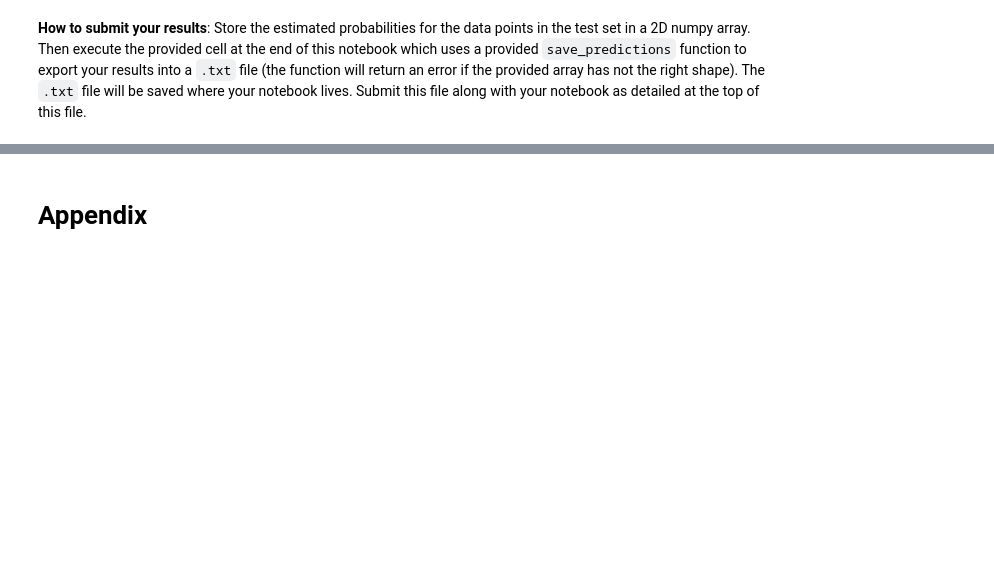
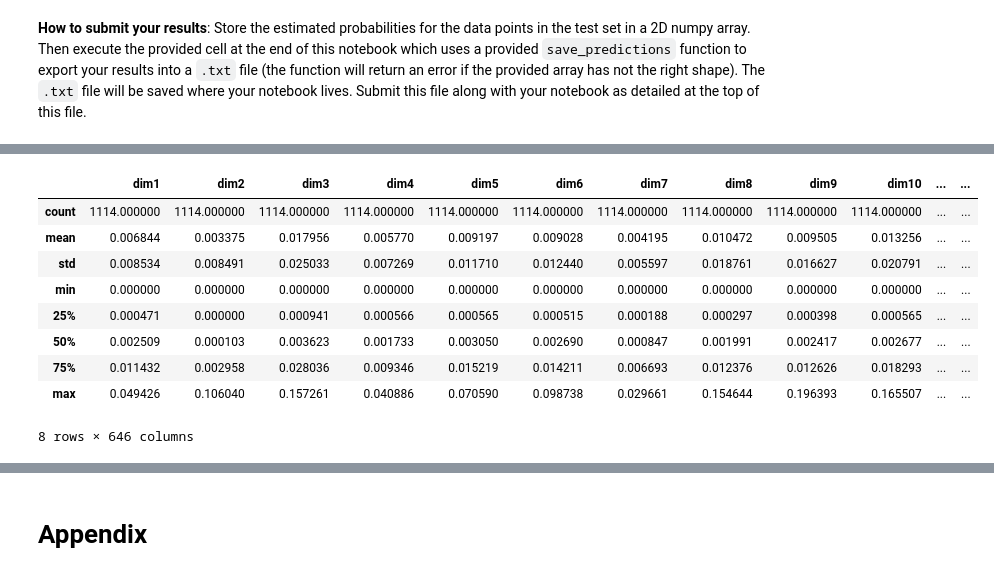
Before and after one commit to ShootingSpace/Machine-learning-practical-with-scikit-learn, a Jupyter notebook: 07_Assignment_3.ipynb, the cells around one changed output, grey strips where cells are left out. Saved outputs shown, nothing was run; the diff lists cells and outputs as text; code cells hidden in the pictures; blank space fills up the shorter version.

```diff
--- a/07_Assignment_3.ipynb
+++ b/07_Assignment_3.ipynb
@@ -1191,8 +1289,0 @@ array(['dim360', 'dim283', 'dim326', 'dim99', 'dim21', 'dim254', 'dim153',
-# %%
-#data transformation
-xtbn = np.sqrt(X_tr_B)
-xvbn = np.sqrt(X_val_B)
-X_te_B = np.sqrt(X_te_B)
-#xtbn = (X_tr_B)
-#xvbn = (X_val_B)
-xtbn.describe()
@@ -1234,0 +1290,50 @@ X_te_B.describe()
+# %%
+'''Feature engineer'''
+from sklearn import preprocessing
+from itertools import combinations
+
+xtbn = X_tr_B.copy()
+xvbn = X_val_B.copy()
+
+''' Ensembling previous model (logtistic regression, machine leraning perceptron)'''
+for k,v in prediction.items():
+    xtbn[k]=pd.Series(v[0], index =xtbn.index)
+    xvbn[k]=pd.Series(v[1], index =xvbn.index)
+    X_te_B[k]=pd.Series(v[2], index =X_te_B.index)
+
+''' Create new features by some non-linear combination o features '''
+newfeature = np.append(important_names[:10], Bucket_names)
+
+for x in newfeature:
+    xtbn['sqrt-'+x]= np.sqrt(xtbn[x])
+    xvbn['sqrt-'+x]= np.sqrt(xvbn[x])
+    X_te_B['sqrt-'+x]= np.sqrt(X_te_B[x])
+
+for (x,y) in combinations(newfeature, 2):
+    xtbn[x+' x '+y]= xtbn[x]*xtbn[y]
+    xvbn[x+' x '+y]= xvbn[x]*xvbn[y]
+    X_te_B[x+' x '+y]= X_te_B[x]*X_te_B[y]
+
+for (x,y) in combinations(newfeature, 2):
+    xtbn[x+' + '+y]= np.sqrt( xtbn[x]**2 + xtbn[y]**2)
+    xvbn[x+' + '+y]= np.sqrt( xvbn[x]**2 + xvbn[y]**2)
+    X_te_B[x+' + '+y]= np.sqrt( X_te_B[x]**2 + X_te_B[y]**2)
+
+
+'''data normalisation'''
+xtbn = pd.DataFrame(preprocessing.normalize(xtbn), index=xtbn.index, columns=xtbn.columns)
+xvbn = pd.DataFrame(preprocessing.normalize(xvbn), index=xvbn.index, columns=xvbn.columns)
+X_te_B = pd.DataFrame(preprocessing.normalize(X_te_B), index=X_te_B.index, columns=X_te_B.columns)
+
+X_te_B.describe()
+# %% [output]
+|  | dim1 | dim2 | dim3 | dim4 | dim5 | dim6 | dim7 | dim8 | dim9 | dim10 | ... | ... |
+| count | 1114.000000 | 1114.000000 | 1114.000000 | 1114.000000 | 1114.000000 | 1114.000000 | 1114.000000 | 1114.000000 | 1114.000000 | 1114.000000 | ... | ... |
+| mean | 0.006844 | 0.003375 | 0.017956 | 0.005770 | 0.009197 | 0.009028 | 0.004195 | 0.010472 | 0.009505 | 0.013256 | ... | ... |
+| std | 0.008534 | 0.008491 | 0.025033 | 0.007269 | 0.011710 | 0.012440 | 0.005597 | 0.018761 | 0.016627 | 0.020791 | ... | ... |
+| min | 0.000000 | 0.000000 | 0.000000 | 0.000000 | 0.000000 | 0.000000 | 0.000000 | 0.000000 | 0.000000 | 0.000000 | ... | ... |
+| 25% | 0.000471 | 0.000000 | 0.000941 | 0.000566 | 0.000565 | 0.000515 | 0.000188 | 0.000297 | 0.000398 | 0.000565 | ... | ... |
+| 50% | 0.002509 | 0.000103 | 0.003623 | 0.001733 | 0.003050 | 0.002690 | 0.000847 | 0.001991 | 0.002417 | 0.002677 | ... | ... |
+| 75% | 0.011432 | 0.002958 | 0.028036 | 0.009346 | 0.015219 | 0.014211 | 0.006693 | 0.012376 | 0.012626 | 0.018293 | ... | ... |
+| max | 0.049426 | 0.106040 | 0.157261 | 0.040886 | 0.070590 | 0.098738 | 0.029661 | 0.154644 | 0.196393 | 0.165507 | ... | ... |
+8 rows × 646 columns
```
Also changed, not shown: parts of 29 cells of this notebook, 1 other file.
